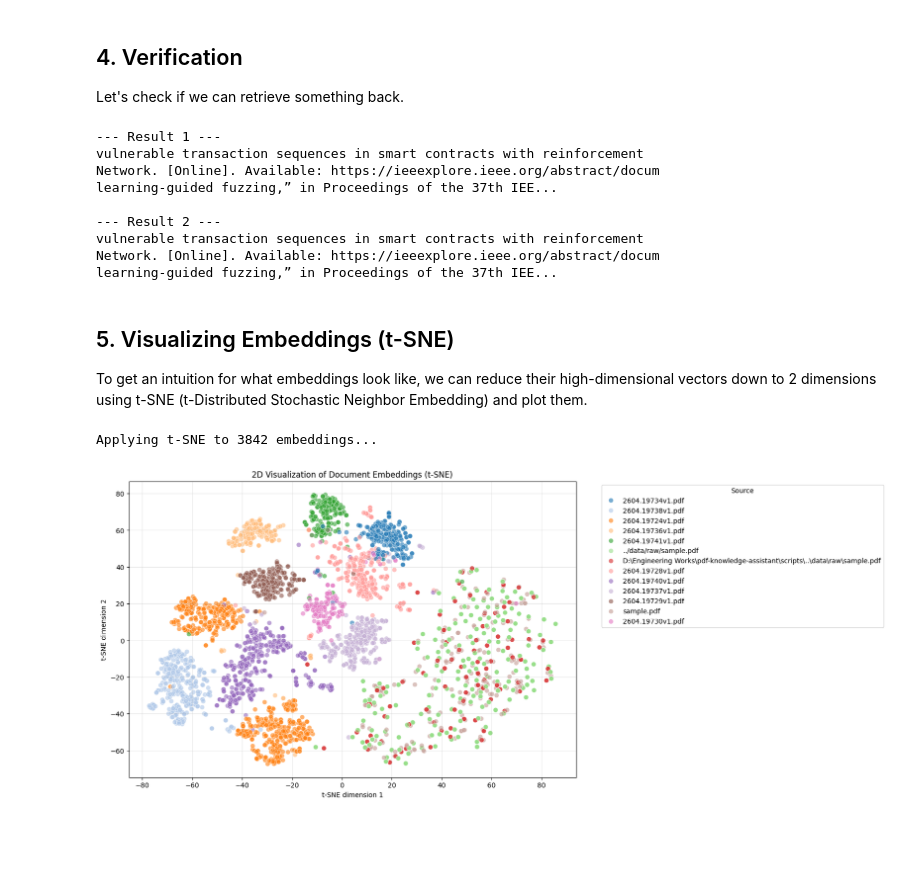
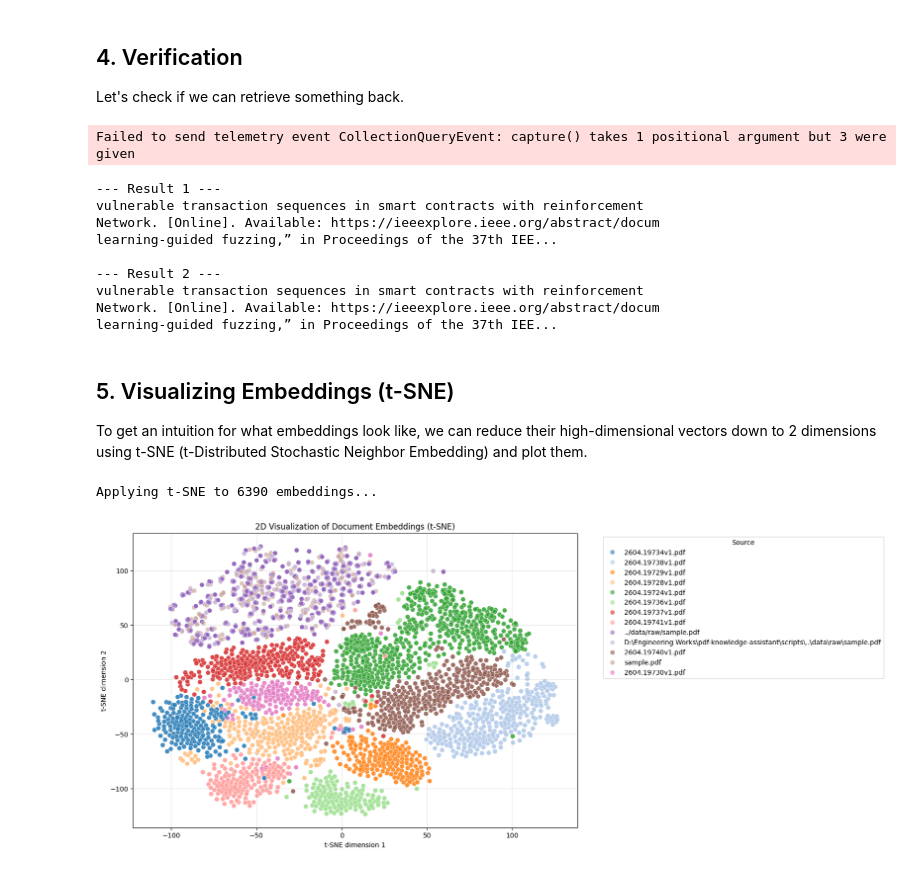
Before and after one commit to Jagaradoz/pdf-knowledge-assistant, a Jupyter notebook: notebooks/01_document_vectorization.ipynb, the cells around one changed output. Cells and saved outputs as stored; diff of their text form; code cells hidden in the pictures; blank space fills up the shorter version.

Commit message:
refactor: restructure project and centralize configuration

```diff
--- a/notebooks/01_document_vectorization.ipynb
+++ b/notebooks/01_document_vectorization.ipynb
@@ -29,8 +26,6 @@ We'll use LangChain's `PDFPlumberLoader` to extract raw text from all PDFs found
 
 > **Note**: We use specific `x_tolerance` settings to handle complex academic layouts and ensure words don't get stuck together.
 # %%
-import glob
-
 pdf_dir = "../data/raw/"
 pdf_files = glob.glob(os.path.join(pdf_dir, "*.pdf"))
 
@@ -42,7 +37,13 @@ else:
     for pdf_path in pdf_files:
         try:
             print(f"Extracting: {os.path.basename(pdf_path)}...")
-            docs = extract_text_from_pdf(pdf_path)
+            # Explicitly use PDFPlumberLoader
+            loader = PDFPlumberLoader(
+                pdf_path,
+                text_kwargs={"x_tolerance": 1.5, "y_tolerance": 1.5}
+            )
+            docs = loader.load()
+
             # Add metadata indicating the source file
             for doc in docs:
                  doc.metadata['source'] = os.path.basename(pdf_path)
@@ -79,13 +80,20 @@ Raw text is too long for LLMs to process efficiently. We split our LangChain `Do
 # %%
 chunk_size = 500
 chunk_overlap = 100
-chunks = chunk_documents(documents, chunk_size=chunk_size, chunk_overlap=chunk_overlap)
+
+# Explicitly define the Text Splitter
+text_splitter = RecursiveCharacterTextSplitter(
+    chunk_size=chunk_size,
+    chunk_overlap=chunk_overlap,
+    length_function=len,
+    is_separator_regex=False,
+)
+chunks = text_splitter.split_documents(documents)
 print(f"Split documents into {len(chunks)} chunks.")
 
 if chunks:
     print("\n--- Chunk 1 ---")
     print(chunks[0].page_content)
-
     print("\n--- Chunk 2 ---")
     print(chunks[1].page_content)
 # %% [output]
@@ -123,0 +121,16 @@ Successfully indexed 3842 items in the vector store.
+# %%
+from src.core.config import settings
+# Initialize Embeddings Model
+embedding_function = HuggingFaceEmbeddings(model_name=settings.EMBEDDING_MODEL_NAME)
+
+# Initialize ChromaDB
+vectorstore = Chroma(
+    collection_name=settings.COLLECTION_NAME,
+    embedding_function=embedding_function,
+    persist_directory=settings.CHROMA_DB_PATH
+)
+
+# Add chunks to store
+vectorstore.add_documents(documents=chunks)
+
+print(f"Successfully indexed {len(vectorstore.get()['ids'])} items in the vector store.")
@@ -126,20 +144,21 @@ Successfully indexed 3842 items in the vector store.
 
 Let's check if we can retrieve something back.
 # %%
-results = retriever.vectorstore.similarity_search("What is smart contract fuzzing?", k=2)
+results = vectorstore.similarity_search("What is smart contract fuzzing?", k=2)
 for i, doc in enumerate(results):
     print(f"\n--- Result {i+1} ---")
     print(doc.page_content[:200] + "...")
 # %% [output]
---- Result 1 ---
-vulnerable transaction sequences in smart contracts with reinforcement
-Network. [Online]. Available: https://ieeexplore.ieee.org/abstract/docum
-learning-guided fuzzing,” in Proceedings of the 37th IEE...
-
---- Result 2 ---
-vulnerable transaction sequences in smart contracts with reinforcement
-Network. [Online]. Available: https://ieeexplore.ieee.org/abstract/docum
-learning-guided fuzzing,” in Proceedings of the 37th IEE...
+Failed to send telemetry event CollectionQueryEvent: capture() takes 1 positional argument but 3 were given
+--- Result 1 ---
+vulnerable transaction sequences in smart contracts with reinforcement
+Network. [Online]. Available: https://ieeexplore.ieee.org/abstract/docum
+learning-guided fuzzing,” in Proceedings of the 37th IEE...
+
+--- Result 2 ---
+vulnerable transaction sequences in smart contracts with reinforcement
+Network. [Online]. Available: https://ieeexplore.ieee.org/abstract/docum
+learning-guided fuzzing,” in Proceedings of the 37th IEE...
 # %% [markdown]
 ## 5. Visualizing Embeddings (t-SNE)
 
@@ -151,38 +170,38 @@ import numpy as np
 from sklearn.manifold import TSNE
 
 # 1. Extract embeddings and metadata
-data = retriever.vectorstore.get(include=['embeddings', 'metadatas'])
+data = vectorstore.get(include=['embeddings', 'metadatas'])
 embeddings = np.array(data['embeddings'])
 sources = [m.get('source', 'unknown') for m in data['metadatas']]
 
 if len(embeddings) > 0:
     print(f"Applying t-SNE to {len(embeddings)} embeddings...")
 
     # 2. Run t-SNE
     tsne = TSNE(n_components=2, perplexity=30, init='pca', random_state=42)
     embeddings_2d = tsne.fit_transform(embeddings)
 
     # 3. Plot
     plt.figure(figsize=(12, 8))
     sns.scatterplot(
         x=embeddings_2d[:, 0],
         y=embeddings_2d[:, 1],
         hue=sources,
         palette='tab20',
         alpha=0.6,
         s=50,
         edgecolor='w',
         legend='full'
     )
 
     plt.title("2D Visualization of Document Embeddings (t-SNE)")
     plt.xlabel("t-SNE dimension 1")
     plt.ylabel("t-SNE dimension 2")
     plt.legend(bbox_to_anchor=(1.05, 1), loc='upper left', title='Source')
     plt.grid(True, alpha=0.3)
     plt.show()
 else:
     print("No embeddings found to visualize.")
 # %% [output]
-Applying t-SNE to 3842 embeddings...
+Applying t-SNE to 6390 embeddings...
-[figure, old version]
+[figure, new version]
```
Also changed, not shown: parts of 4 cells of this notebook, 13 other files.
